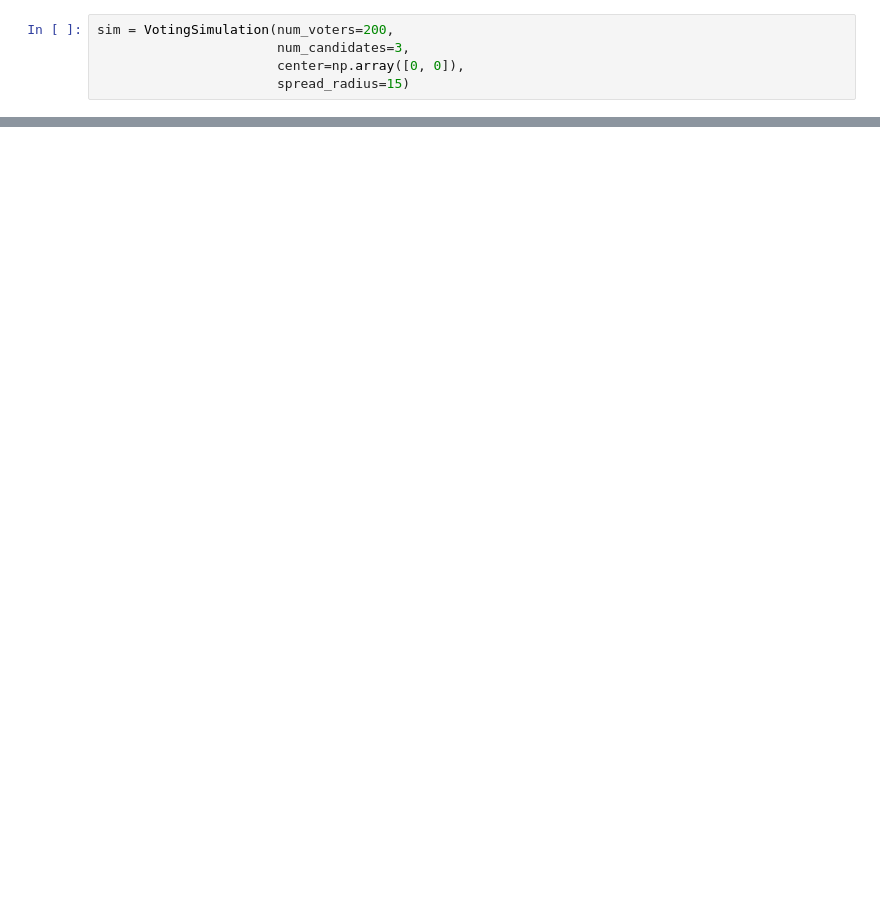
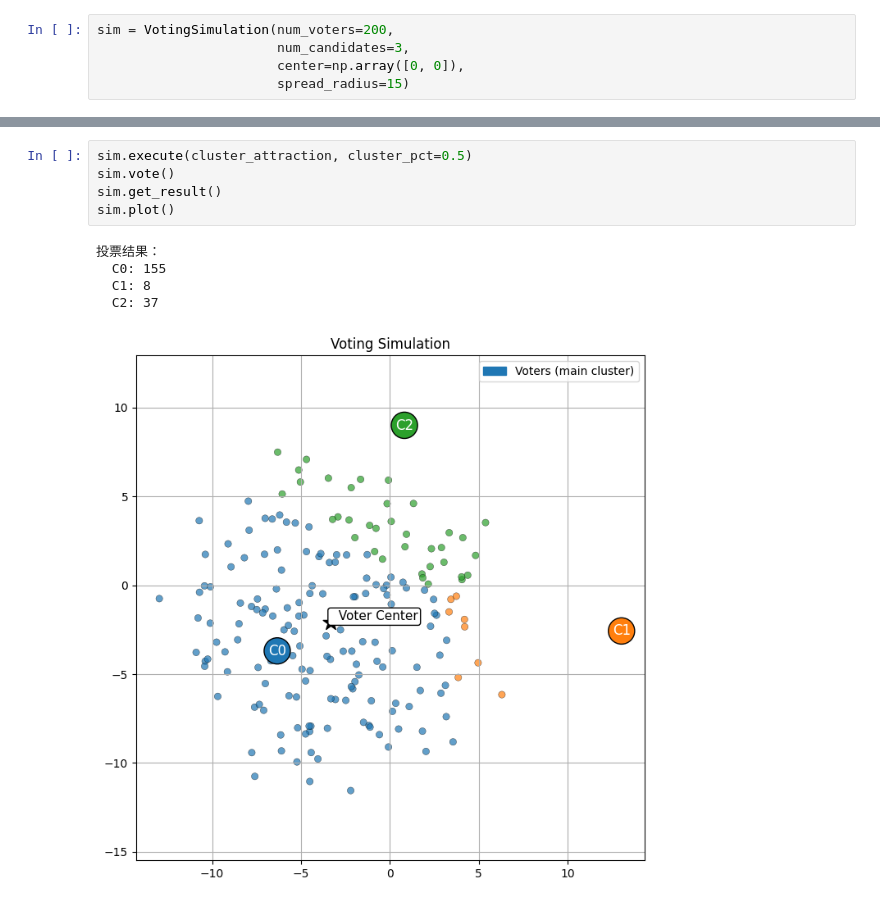
Before and after one commit to TabNahida/BallotSim, a Jupyter notebook: Simulate_v2.ipynb, the cells around one changed output, grey strips where cells are left out. Saved outputs shown, nothing was run; the diff lists cells and outputs as text; blank space fills up the shorter version.

```diff
--- a/Simulate_v2.ipynb
+++ b/Simulate_v2.ipynb
@@ -43,0 +44,11 @@ sim.plot()
+# %%
+sim.execute(cluster_attraction, cluster_pct=0.5)
+sim.vote()
+sim.get_result()
+sim.plot()
+# %% [output]
+投票结果：
+  C0: 155
+  C1: 8
+  C2: 37
+[figure, added]
```
Also changed, not shown: parts of 7 cells of this notebook, 1 other file.
